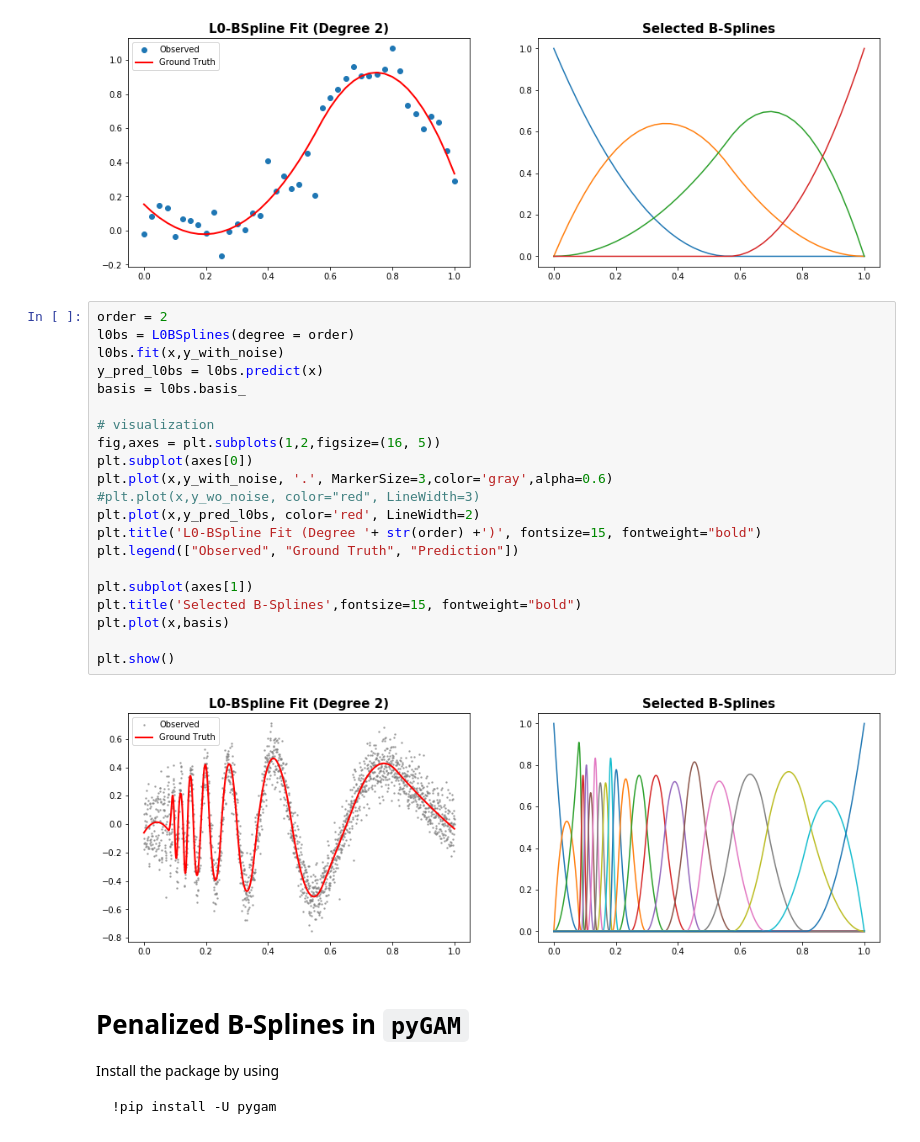
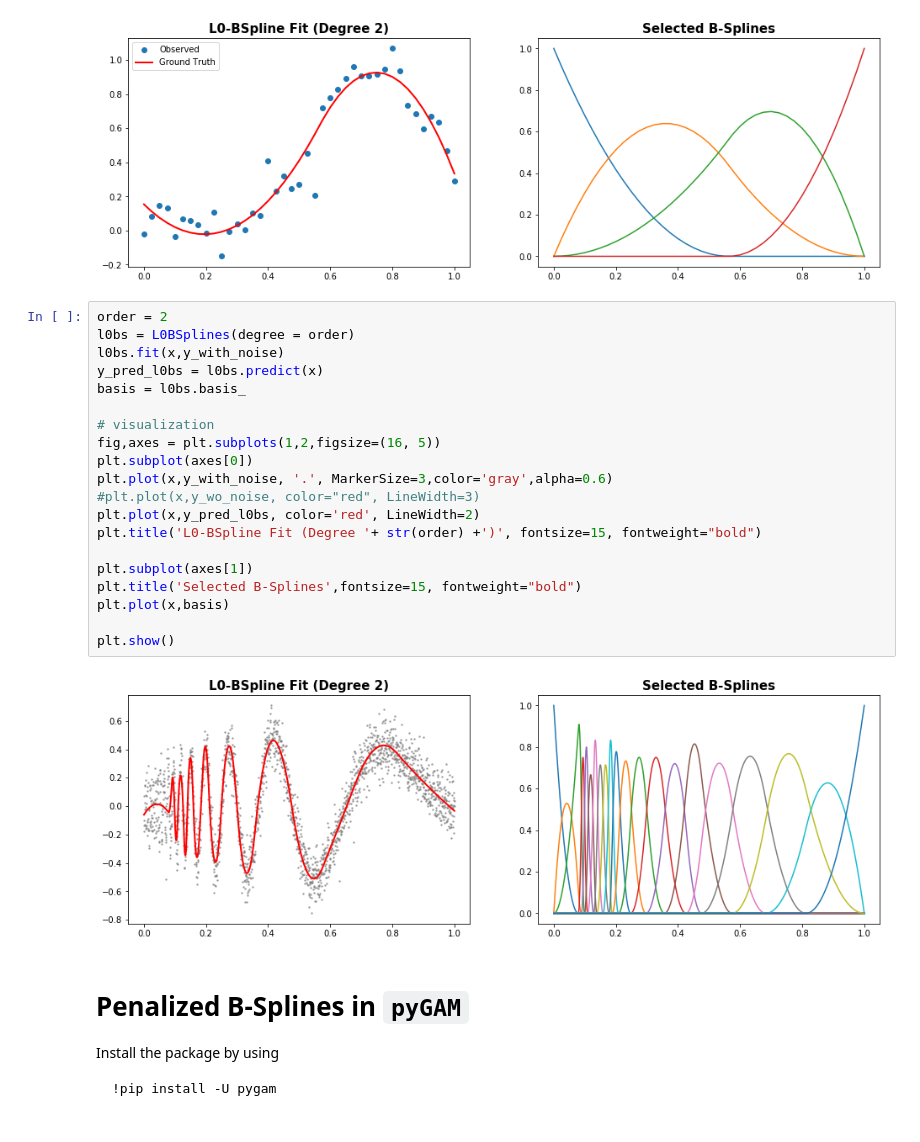
Before and after one commit to anhnguyendepocen/Stat3612, a Jupyter notebook: SML-Lecture6 Generalized Additve Models.ipynb, the cells around one changed output. Cells and saved outputs as stored; diff of their text form.

```diff
--- a/SML-Lecture6 Generalized Additve Models.ipynb
+++ b/SML-Lecture6 Generalized Additve Models.ipynb
@@ -175,26 +175,25 @@ plt.show()
 # %%
 order = 2
 l0bs = L0BSplines(degree = order)
 l0bs.fit(x,y_with_noise)
 y_pred_l0bs = l0bs.predict(x)
 basis = l0bs.basis_
 
 # visualization
 fig,axes = plt.subplots(1,2,figsize=(16, 5))
 plt.subplot(axes[0])
 plt.plot(x,y_with_noise, '.', MarkerSize=3,color='gray',alpha=0.6)
 #plt.plot(x,y_wo_noise, color="red", LineWidth=3)
 plt.plot(x,y_pred_l0bs, color='red', LineWidth=2)
 plt.title('L0-BSpline Fit (Degree '+ str(order) +')', fontsize=15, fontweight="bold")
-plt.legend(["Observed", "Ground Truth", "Prediction"])
 
 plt.subplot(axes[1])
 plt.title('Selected B-Splines',fontsize=15, fontweight="bold")
 plt.plot(x,basis)
 
 plt.show()
 # %% [output]
-[figure, old version]
+[figure, new version]
 # %% [markdown]
 # Penalized B-Splines in `pyGAM`
 Install the package by using
```
Also changed, not shown: parts of 4 cells of this notebook.
